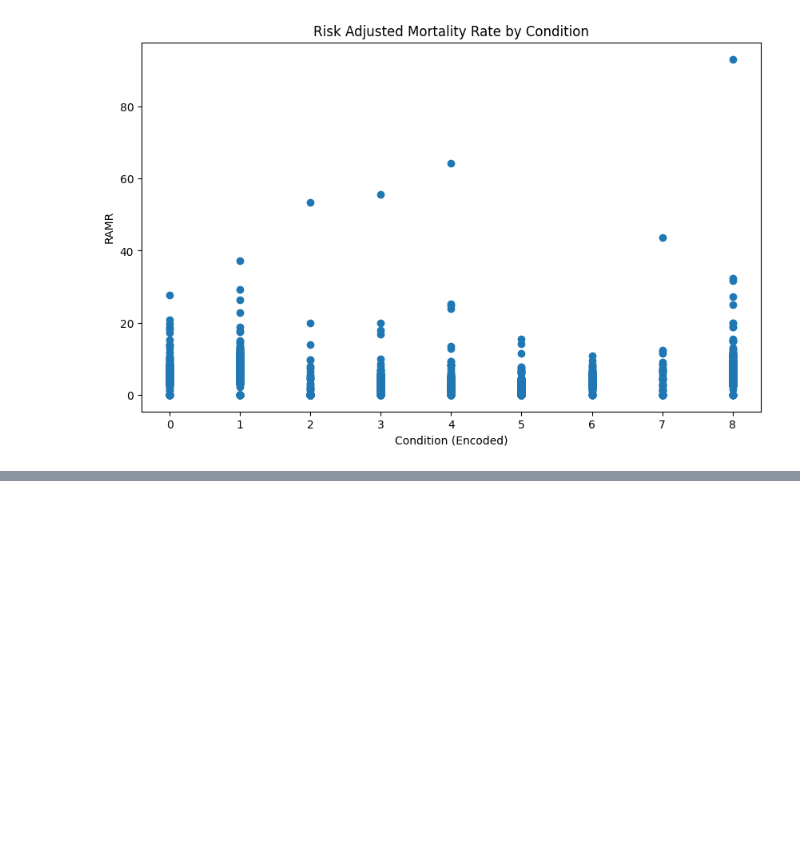
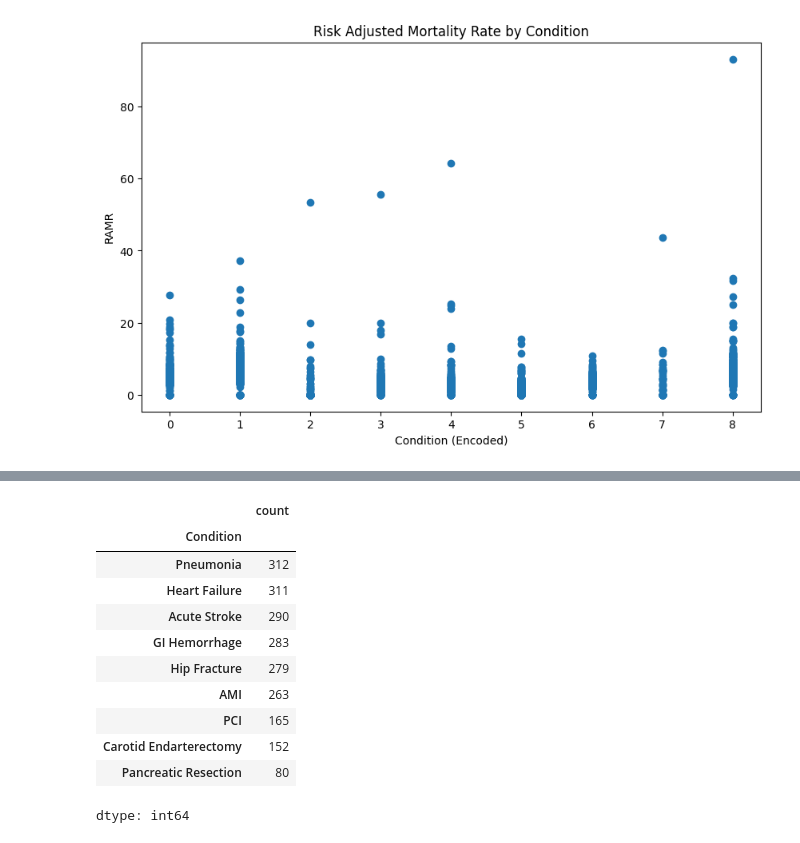
Before and after one commit to hildj/DS3001_TeamM_Project, a Jupyter notebook: EDA_Plots_DS_3001.ipynb, the cells around one changed output, grey strips where cells are left out. Saved outputs shown, nothing was run; the diff lists cells and outputs as text; code cells hidden in the pictures; blank space fills up the shorter version.

```diff
--- a/EDA_Plots_DS_3001.ipynb
+++ b/EDA_Plots_DS_3001.ipynb
@@ -51,0 +89,16 @@ plt.show()
+# %%
+condition_counts = df['Condition'].value_counts()
+condition_counts
+# %% [output]
+|  | count |
+| Condition |  |
+| Pneumonia | 312 |
+| Heart Failure | 311 |
+| Acute Stroke | 290 |
+| GI Hemorrhage | 283 |
+| Hip Fracture | 279 |
+| AMI | 263 |
+| PCI | 165 |
+| Carotid Endarterectomy | 152 |
+| Pancreatic Resection | 80 |
+dtype: int64
```
Also changed, not shown: parts of 11 cells of this notebook.
